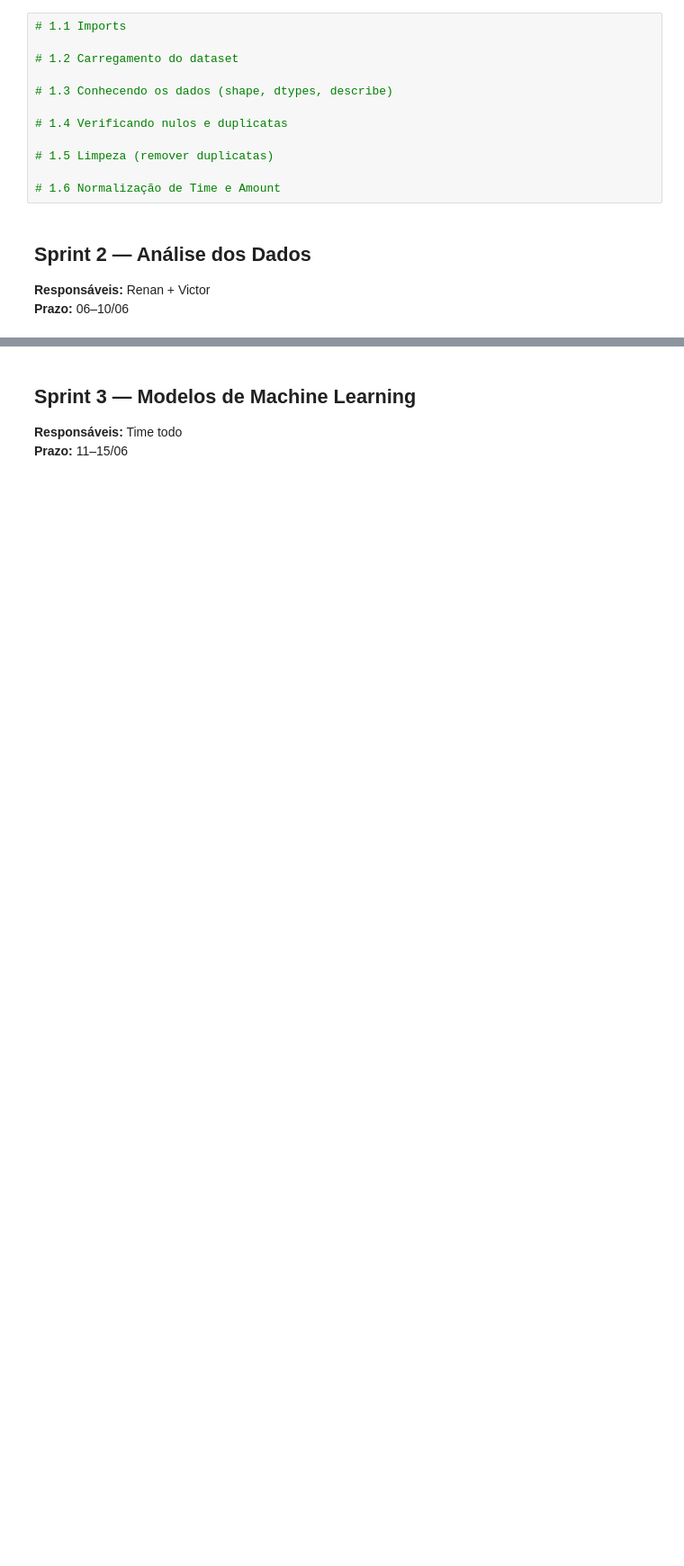
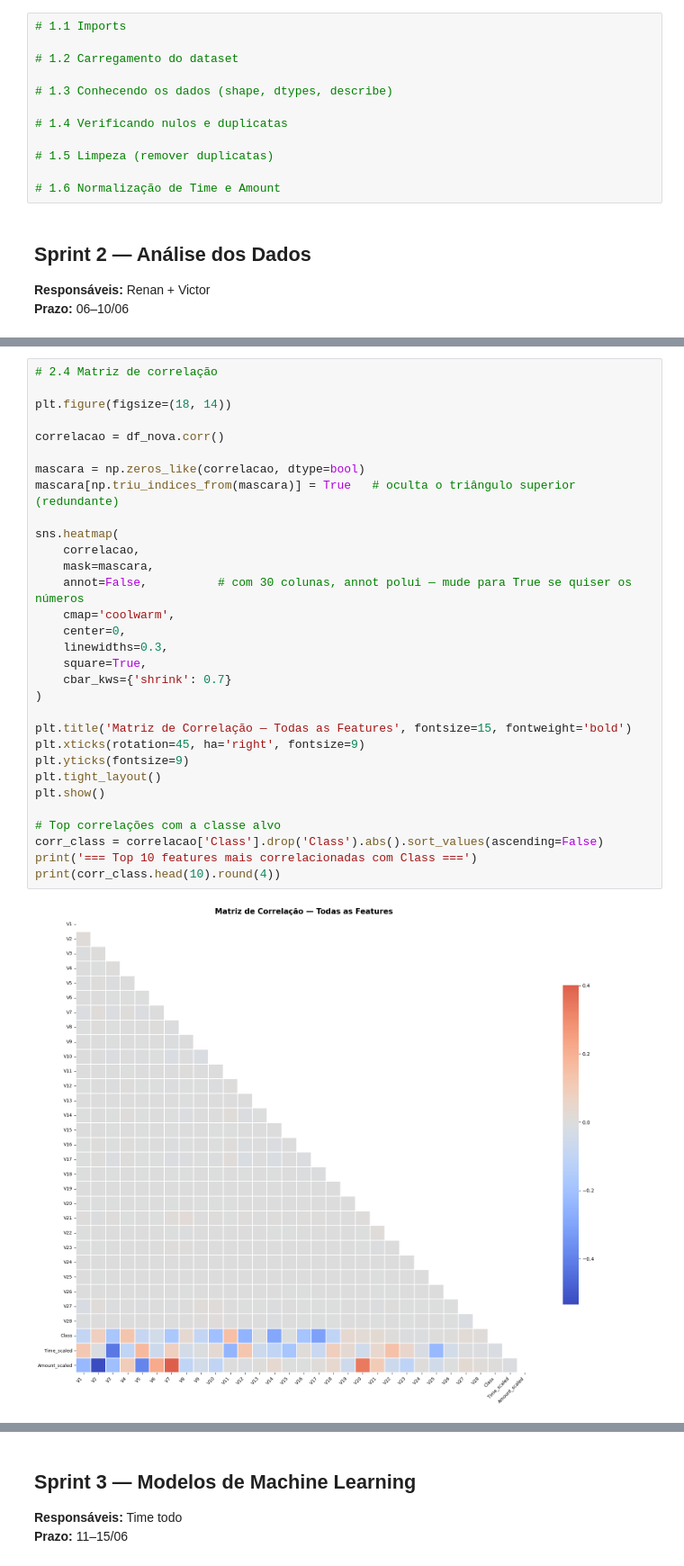
Before and after one commit to gleicymt-star/fraude-cartao-credito-, a Jupyter notebook: fraude_cartao_projeto.ipynb, the cells around one changed output, grey strips where cells are left out. Shown at 90% size. Saved outputs shown, nothing was run; the diff lists cells and outputs as text; blank space fills up the shorter version.

```diff
--- a/fraude_cartao_projeto.ipynb
+++ b/fraude_cartao_projeto.ipynb
@@ -40,0 +321,33 @@
+# %%
+# 2.4 Matriz de correlação
+
+plt.figure(figsize=(18, 14))
+
+correlacao = df_nova.corr()
+
+mascara = np.zeros_like(correlacao, dtype=bool)
+mascara[np.triu_indices_from(mascara)] = True   # oculta o triângulo superior (redundante)
+
+sns.heatmap(
+    correlacao,
+    mask=mascara,
+    annot=False,          # com 30 colunas, annot polui — mude para True se quiser os números
+    cmap='coolwarm',
+    center=0,
+    linewidths=0.3,
+    square=True,
+    cbar_kws={'shrink': 0.7}
+)
+
+plt.title('Matriz de Correlação — Todas as Features', fontsize=15, fontweight='bold')
+plt.xticks(rotation=45, ha='right', fontsize=9)
+plt.yticks(fontsize=9)
+plt.tight_layout()
+plt.show()
+
+# Top correlações com a classe alvo
+corr_class = correlacao['Class'].drop('Class').abs().sort_values(ascending=False)
+print('=== Top 10 features mais correlacionadas com Class ===')
+print(corr_class.head(10).round(4))
+# %% [output]
+[figure, added]
```
Also changed, not shown: parts of 42 cells of this notebook.
